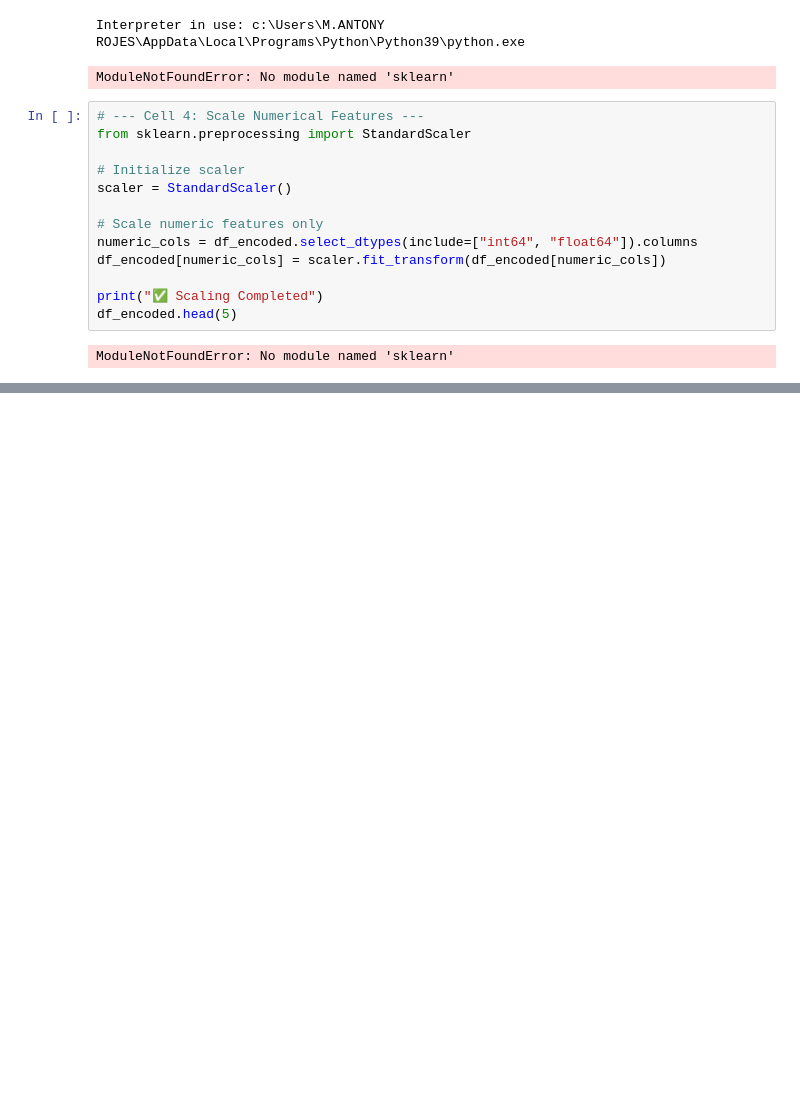
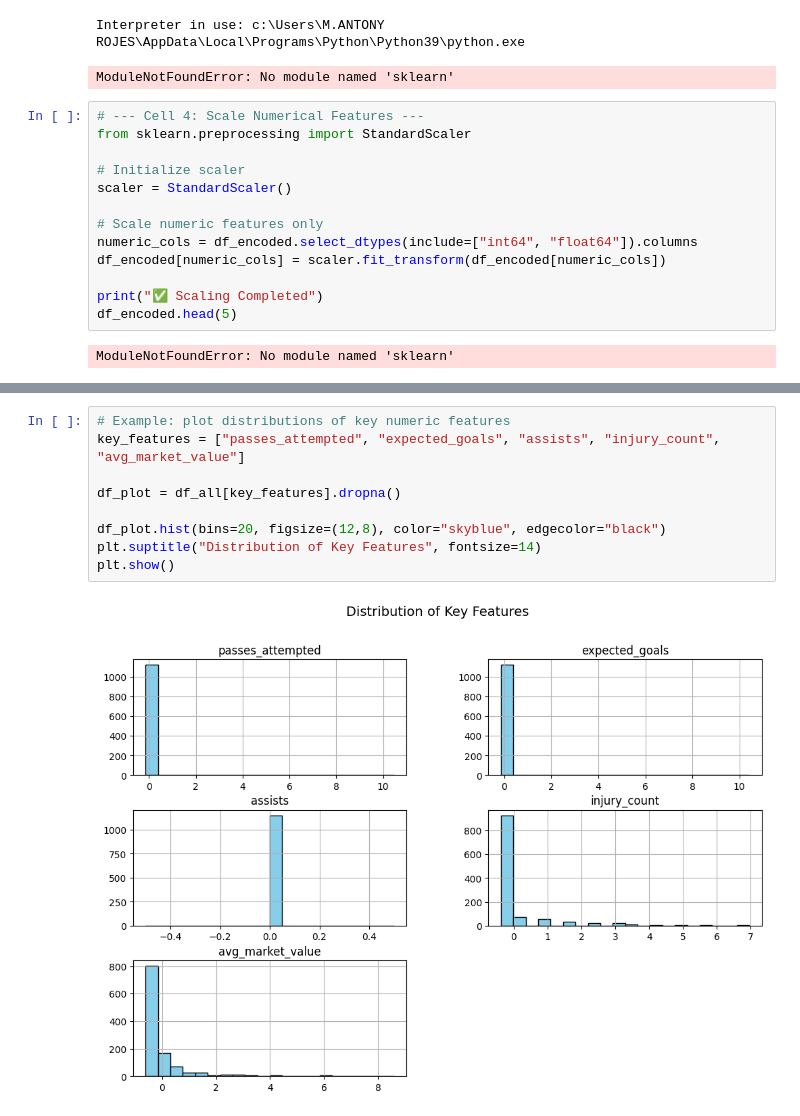
Before and after one commit to mentor-pranaya/-Dynamic-Player-Transfer-Value-Prediction-using-AI-and-Multi-source-Data-, a Jupyter notebook: Week2_DataPrep.ipynb, the cells around one changed output, grey strips where cells are left out. Saved outputs shown, nothing was run; the diff lists cells and outputs as text; blank space fills up the shorter version.

```diff
--- a/Week2_DataPrep.ipynb
+++ b/Week2_DataPrep.ipynb
@@ -950,0 +1256,11 @@ ModuleNotFoundError: No module named 'sklearn'
+# %%
+# Example: plot distributions of key numeric features
+key_features = ["passes_attempted", "expected_goals", "assists", "injury_count", "avg_market_value"]
+
+df_plot = df_all[key_features].dropna()
+
+df_plot.hist(bins=20, figsize=(12,8), color="skyblue", edgecolor="black")
+plt.suptitle("Distribution of Key Features", fontsize=14)
+plt.show()
+# %% [output]
+[figure, added]
```
Also changed, not shown: parts of 22 cells of this notebook.
